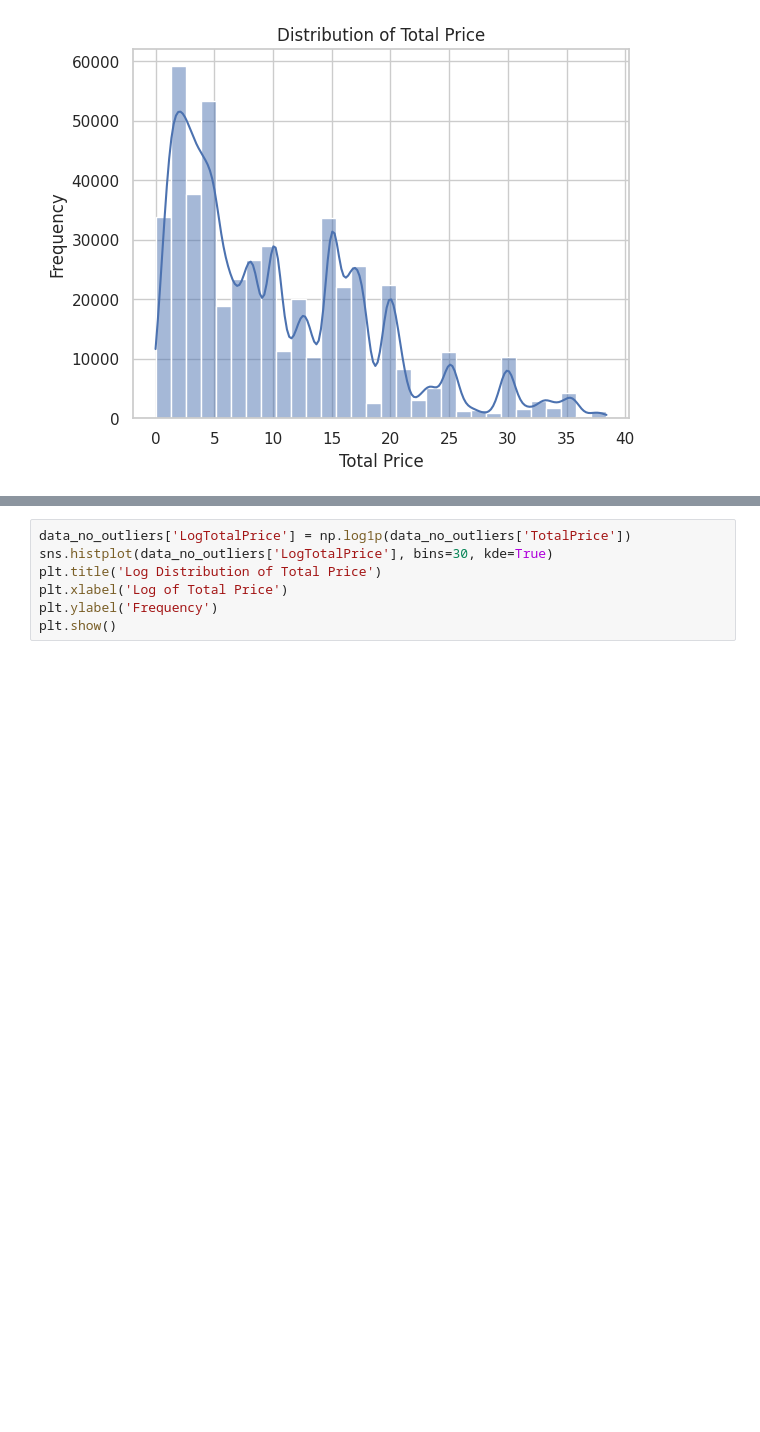
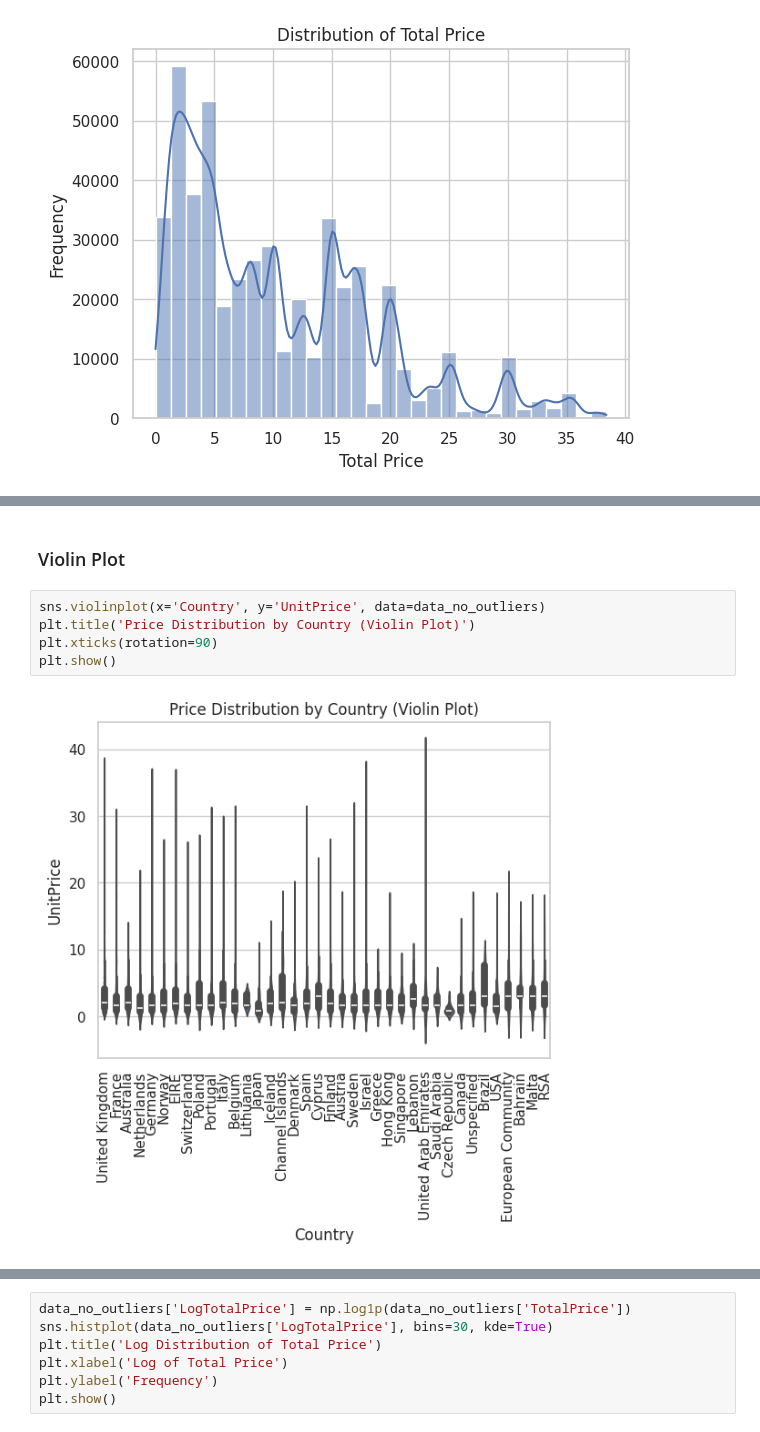
Before and after one commit to Jiya003/User-behaviour-and-Recommendation-analysis, a Jupyter notebook: User_Recommendation.ipynb, the cells around one changed output, grey strips where cells are left out. Cells and saved outputs as stored; diff of their text form; blank space fills up the shorter version.

```diff
--- a/User_Recommendation.ipynb
+++ b/User_Recommendation.ipynb
@@ -346,0 +454,9 @@ plt.show()
+# %% [markdown]
+### Violin Plot
+# %%
+sns.violinplot(x='Country', y='UnitPrice', data=data_no_outliers)
+plt.title('Price Distribution by Country (Violin Plot)')
+plt.xticks(rotation=90)
+plt.show()
+# %% [output]
+[figure, added]
```
Also changed, not shown: parts of 85 cells of this notebook.
